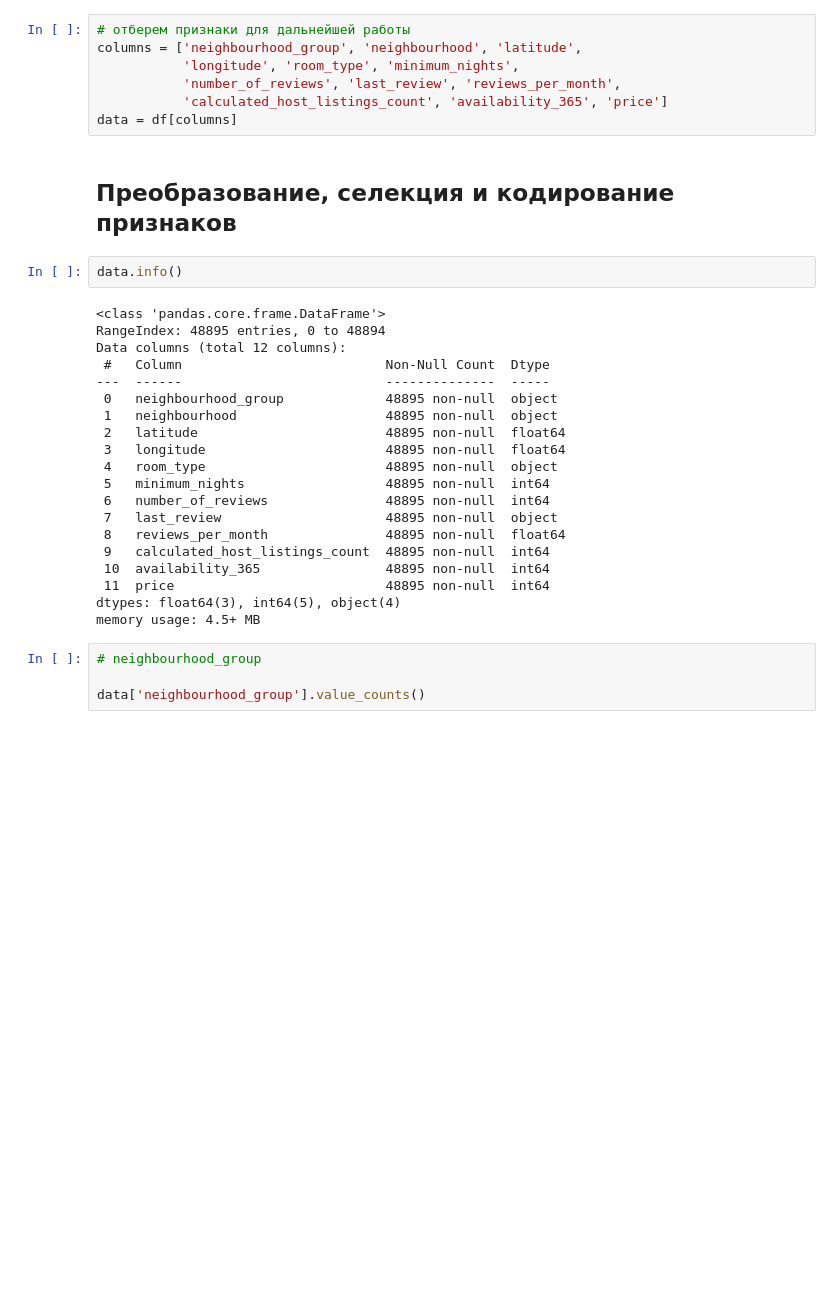
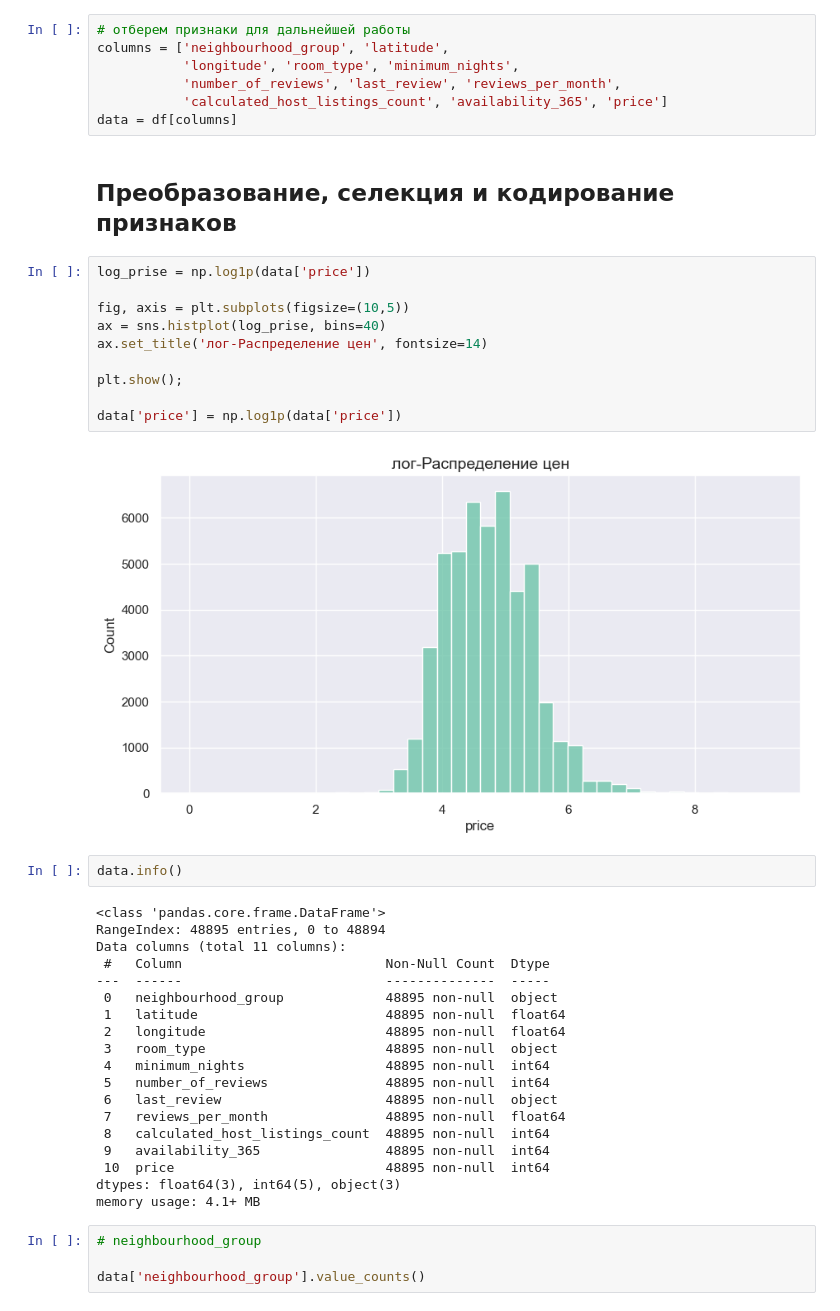
Before and after one commit to GridasovAlex/ML_NY_house_prise, a Jupyter notebook: main.ipynb, the cells around one changed output. Saved outputs shown, nothing was run; the diff lists cells and outputs as text; blank space fills up the shorter version.

```diff
--- a/main.ipynb
+++ b/main.ipynb
@@ -136,34 +136,45 @@ plt.show();
 # %%
 # отберем признаки для дальнейшей работы
-columns = ['neighbourhood_group', 'neighbourhood', 'latitude',
+columns = ['neighbourhood_group', 'latitude',
            'longitude', 'room_type', 'minimum_nights',
            'number_of_reviews', 'last_review', 'reviews_per_month',
            'calculated_host_listings_count', 'availability_365', 'price']
 data = df[columns]
 # %% [markdown]
 ## Преобразование, селекция и кодирование признаков
+# %%
+log_prise = np.log1p(data['price'])
+
+fig, axis = plt.subplots(figsize=(10,5))
+ax = sns.histplot(log_prise, bins=40)
+ax.set_title('лог-Распределение цен', fontsize=14)
+
+plt.show();
+
+data['price'] = np.log1p(data['price'])
+# %% [output]
+[figure, added]
 # %%
 data.info()
 # %% [output]
 <class 'pandas.core.frame.DataFrame'>
 RangeIndex: 48895 entries, 0 to 48894
-Data columns (total 12 columns):
+Data columns (total 11 columns):
  #   Column                          Non-Null Count  Dtype
 ---  ------                          --------------  -----
  0   neighbourhood_group             48895 non-null  object
- 1   neighbourhood                   48895 non-null  object
- 2   latitude                        48895 non-null  float64
- 3   longitude                       48895 non-null  float64
- 4   room_type                       48895 non-null  object
- 5   minimum_nights                  48895 non-null  int64
- 6   number_of_reviews               48895 non-null  int64
- 7   last_review                     48895 non-null  object
- 8   reviews_per_month               48895 non-null  float64
- 9   calculated_host_listings_count  48895 non-null  int64
- 10  availability_365                48895 non-null  int64
- 11  price                           48895 non-null  int64
-dtypes: float64(3), int64(5), object(4)
-memory usage: 4.5+ MB
+ 1   latitude                        48895 non-null  float64
+ 2   longitude                       48895 non-null  float64
+ 3   room_type                       48895 non-null  object
+ 4   minimum_nights                  48895 non-null  int64
+ 5   number_of_reviews               48895 non-null  int64
+ 6   last_review                     48895 non-null  object
+ 7   reviews_per_month               48895 non-null  float64
+ 8   calculated_host_listings_count  48895 non-null  int64
+ 9   availability_365                48895 non-null  int64
+ 10  price                           48895 non-null  int64
+dtypes: float64(3), int64(5), object(3)
+memory usage: 4.1+ MB
 # %%
 # neighbourhood_group
 
```
Also changed, not shown: parts of 8 cells of this notebook.
